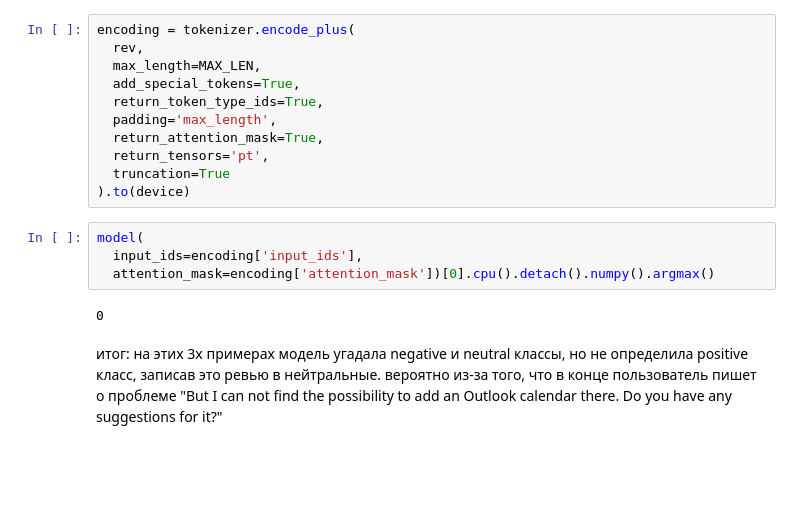
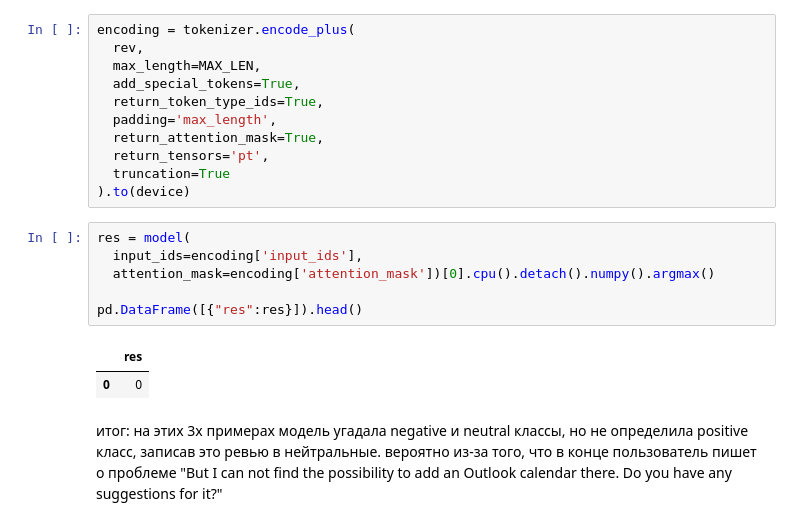
Before and after one commit to s0neq/nns, a Jupyter notebook: nn_hw4.ipynb, the cells around one changed output. Drawn from its saved outputs; the diff is of its cells as text; blank space fills up the shorter version.

```diff
--- a/nn_hw4.ipynb
+++ b/nn_hw4.ipynb
@@ -776,11 +793,14 @@ encoding = tokenizer.encode_plus(
   truncation=True
 ).to(device)
 # %%
-model(
+res = model(
   input_ids=encoding['input_ids'],
   attention_mask=encoding['attention_mask'])[0].cpu().detach().numpy().argmax()
+
+pd.DataFrame([{"res":res}]).head()
 # %% [output]
-0
+|  | res |
+| 0 | 0 |
 # %% [markdown]
 итог: на этих 3х примерах модель угадала negative  и neutral классы, но не определила positive класс, записав это ревью в нейтральные. вероятно из-за того, что в конце пользователь пишет о проблеме "But I can not find the possibility to add an Outlook calendar there. Do you have any suggestions for it?"
 # %% [markdown]
```
Also changed, not shown: parts of 14 cells of this notebook.
